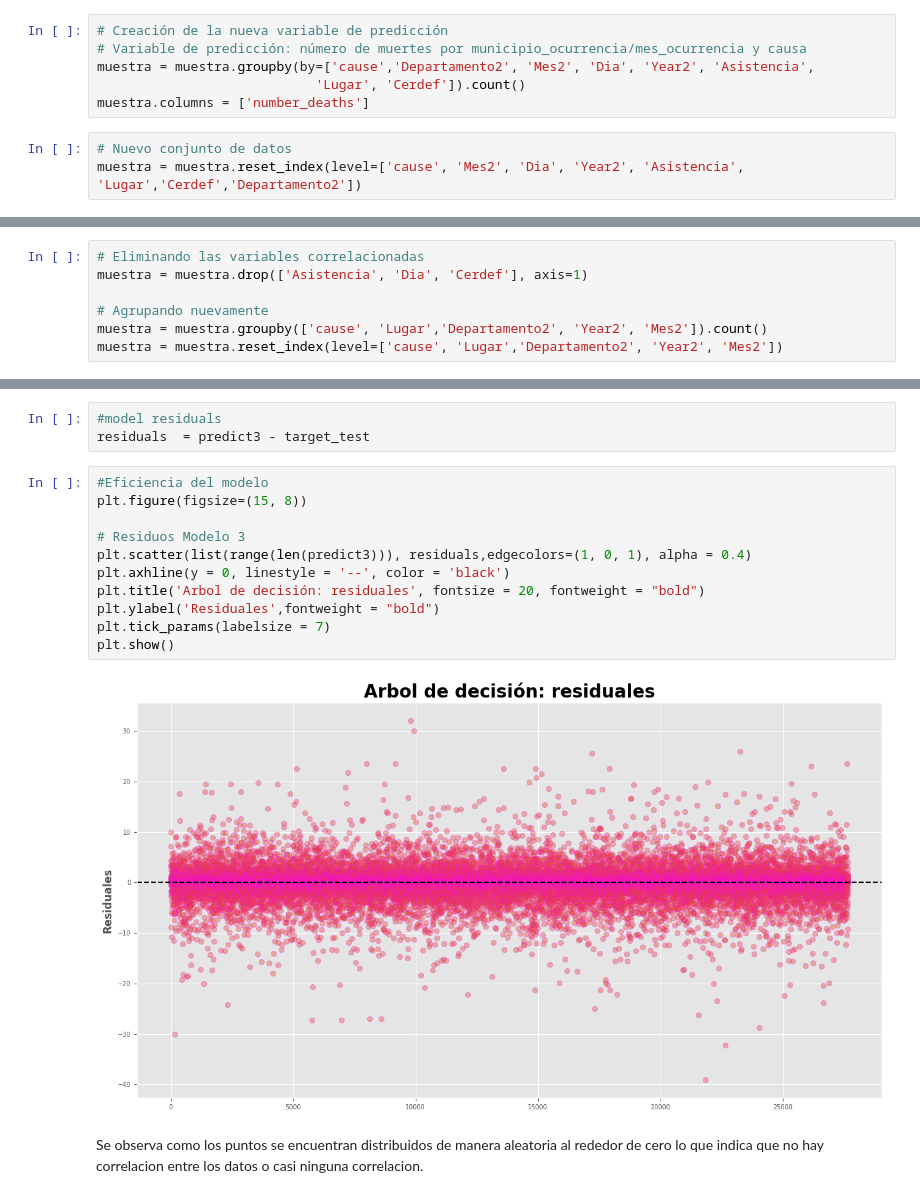
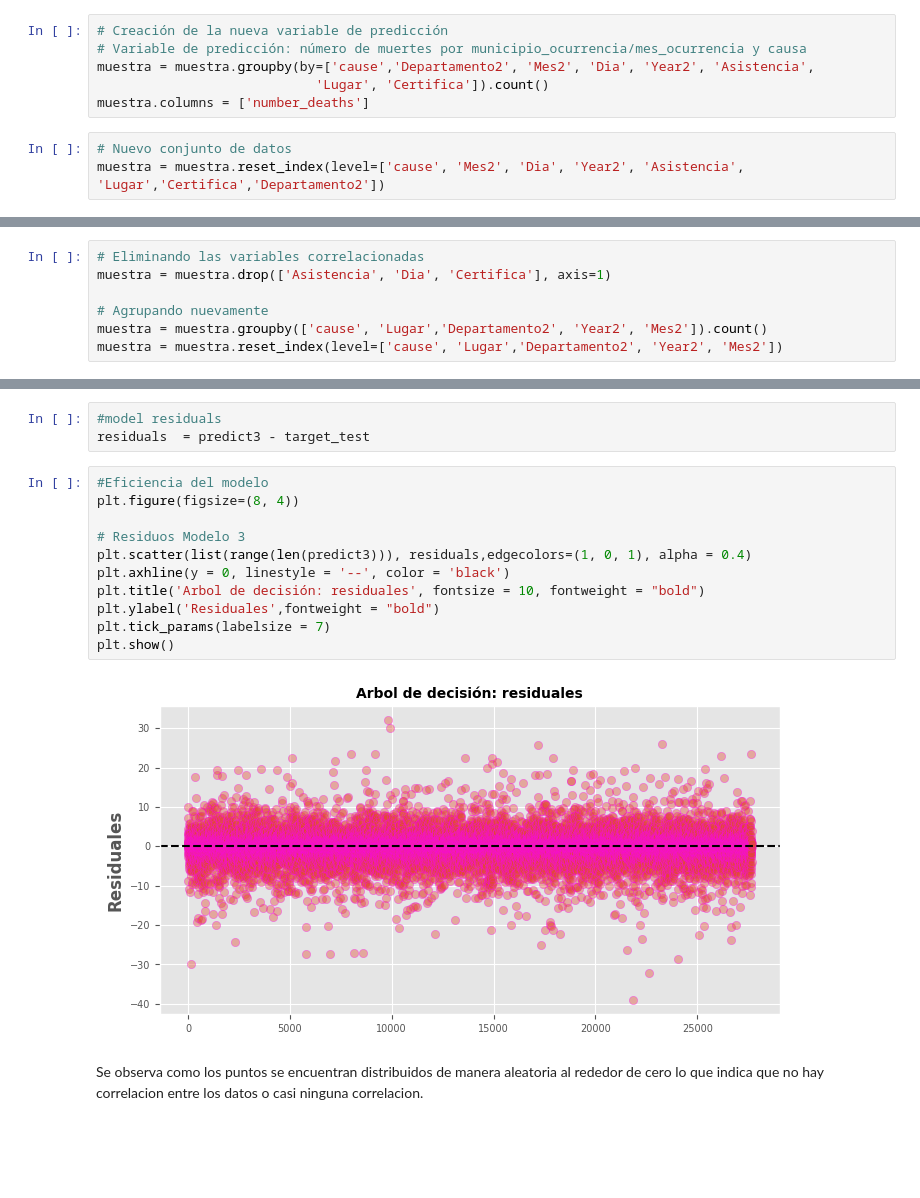
Before and after one commit to sofiaesc07/ProyectoFinalMN, a Jupyter notebook: ProyectoFinal.ipynb, the cells around one changed output, grey strips where cells are left out. Drawn from its saved outputs; the diff is of its cells as text; blank space fills up the shorter version.

```diff
--- a/ProyectoFinal.ipynb
+++ b/ProyectoFinal.ipynb
@@ -67,11 +73,11 @@ muestra = muertes.drop(['Coma', 'Departamento', 'Municipio', 'Mes', 'Year','Muni
 # Creación de la nueva variable de predicción
 # Variable de predicción: número de muertes por municipio_ocurrencia/mes_ocurrencia y causa
 muestra = muestra.groupby(by=['cause','Departamento2', 'Mes2', 'Dia', 'Year2', 'Asistencia',
-                            'Lugar', 'Cerdef']).count()
+                            'Lugar', 'Certifica']).count()
 muestra.columns = ['number_deaths']
 # %%
 # Nuevo conjunto de datos
-muestra = muestra.reset_index(level=['cause', 'Mes2', 'Dia', 'Year2', 'Asistencia', 'Lugar','Cerdef','Departamento2'])
+muestra = muestra.reset_index(level=['cause', 'Mes2', 'Dia', 'Year2', 'Asistencia', 'Lugar','Certifica','Departamento2'])
 # %%
 #Gráfica de la distribución de la variable objetivo
 plt.figure(figsize=(15, 8))
@@ -106,7 +114,7 @@ Jalapa           559   1125    60    731   28   334   0   0   1876  1205
 Asociación:  0.046149767201649365
 # %%
 # Eliminando las variables correlacionadas
-muestra = muestra.drop(['Asistencia', 'Dia', 'Cerdef'], axis=1)
+muestra = muestra.drop(['Asistencia', 'Dia', 'Certifica'], axis=1)
 
 # Agrupando nuevamente
 muestra = muestra.groupby(['cause', 'Lugar','Departamento2', 'Year2', 'Mes2']).count()
@@ -448,16 +440,16 @@ Se observa como los valores siguen una tendendcia lineal y se observa como los p
 residuals  = predict3 - target_test
 # %%
 #Eficiencia del modelo
-plt.figure(figsize=(15, 8))
+plt.figure(figsize=(8, 4))
 
 # Residuos Modelo 3
 plt.scatter(list(range(len(predict3))), residuals,edgecolors=(1, 0, 1), alpha = 0.4)
 plt.axhline(y = 0, linestyle = '--', color = 'black')
-plt.title('Arbol de decisión: residuales', fontsize = 20, fontweight = "bold")
+plt.title('Arbol de decisión: residuales', fontsize = 10, fontweight = "bold")
 plt.ylabel('Residuales',fontweight = "bold")
 plt.tick_params(labelsize = 7)
 plt.show()
 # %% [output]
-[figure, old version]
+[figure, new version]
 # %% [markdown]
 Se observa como los puntos se encuentran distribuidos de manera aleatoria al rededor de cero lo que indica que no hay correlacion entre los datos o casi ninguna correlacion.
```
Also changed, not shown: parts of 11 cells of this notebook, 1 other file.
